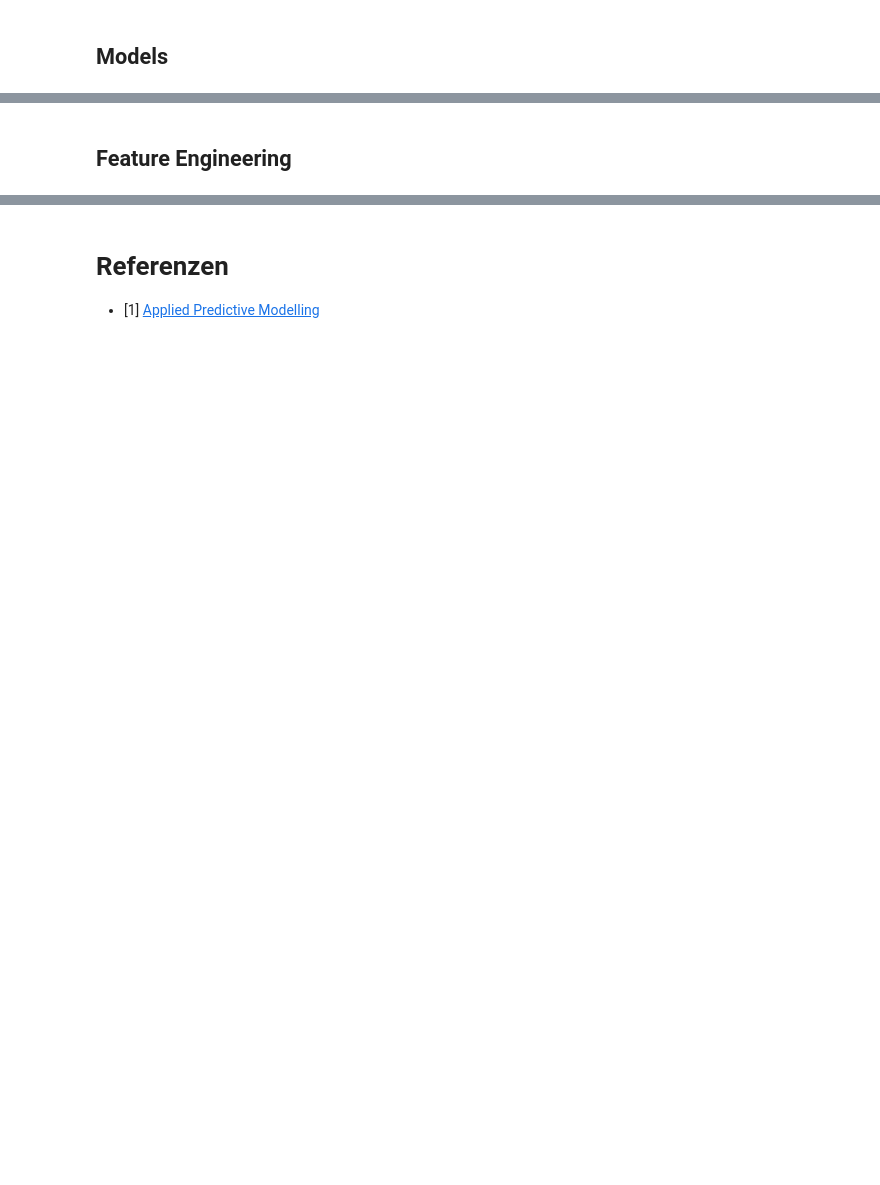
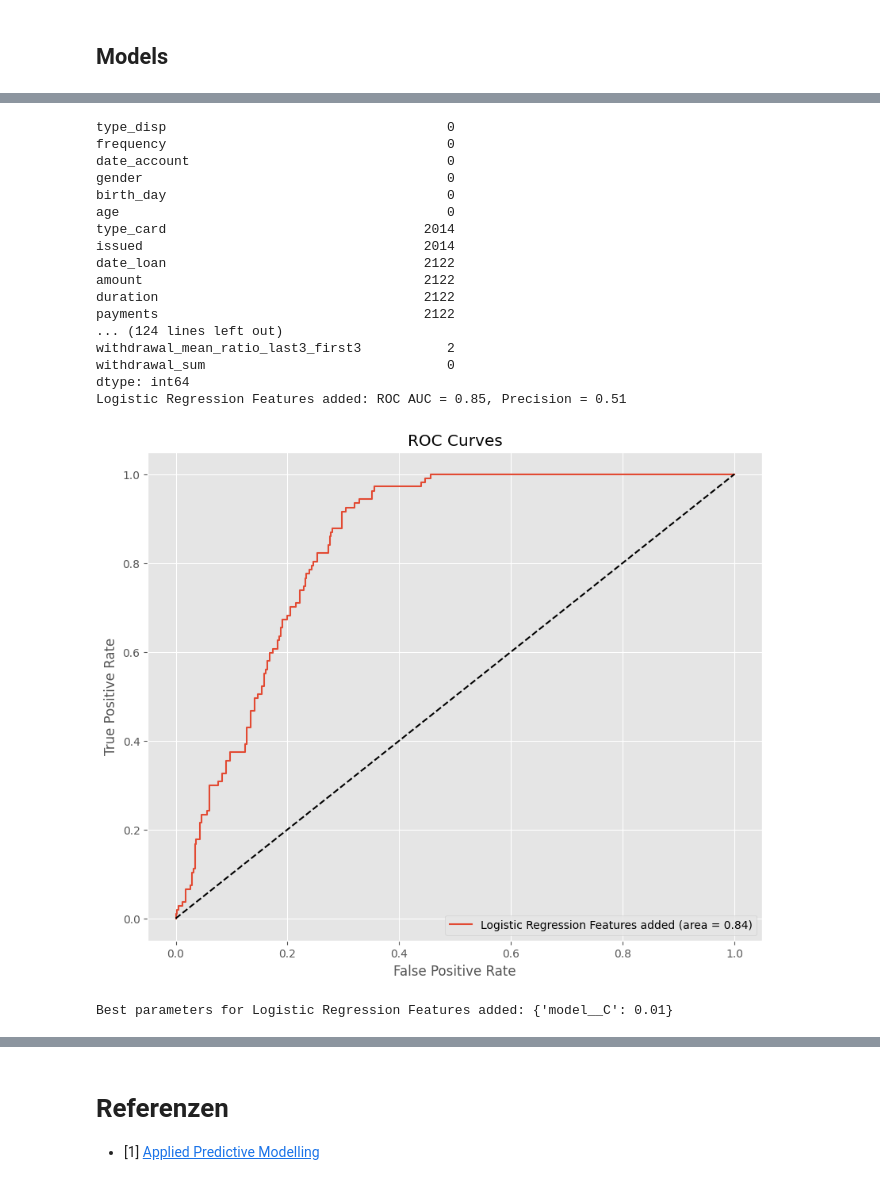
Before and after one commit to etiiiR/fhnw_aml, a Jupyter notebook: AML_MC.ipynb, the cells around one changed output, grey strips where cells are left out. Drawn from its saved outputs; the diff is of its cells as text; code cells hidden in the pictures; blank space fills up the shorter version.

```diff
--- a/AML_MC.ipynb
+++ b/AML_MC.ipynb
@@ -1774,3 +1885,64 @@ Best parameters for Logistic Regression: {'model__C': 0.01}
 [figure]
-# %% [markdown]
-## Feature Engineering
+# %%
+# Define models and their parameter grids
+models = {
+    "Logistic Regression Features added": LogisticRegression(solver="liblinear"),
+}
+param_grid = {
+    "Logistic Regression Features added": {"model__C": [0.001, 0.01, 0.1, 1, 10]},
+}
+
+
+# check if there are any missing values
+print(X_feature_engineered.isnull().sum())
+
+
+# todo do something with the missing values
+
+selected_fields = (
+    [
+        "age",
+        "gender",
+        "region_client",
+    ]
+    + [f"volume_{i}" for i in range(1, 14)]
+    + [f"balance_{i}" for i in range(1, 14)]
+)
+
+# selected_fields add the new features of df_features
+selected_fields = selected_fields + [
+    "balance_mean",
+    "credit_mean",
+    "n_transactions_mean",
+]
+
+evaluator = ModelEvaluator(
+    models, param_grid, X_feature_engineered, y, selected_fields=selected_fields
+)
+results = evaluator.evaluate_models()
+evaluator.plot_roc_curves()
+best_lr = evaluator.optimize_model("Logistic Regression Features added")
+evaluator.compare_top_n_customers(best_lr, n=100)
+
+# Assuming X and y are defined
+#
+# %% [output]
+type_disp                                    0
+frequency                                    0
+date_account                                 0
+gender                                       0
+birth_day                                    0
+age                                          0
+type_card                                 2014
+issued                                    2014
+date_loan                                 2122
+amount                                    2122
+duration                                  2122
+payments                                  2122
+... (124 lines left out)
+withdrawal_mean_ratio_last3_first3           2
+withdrawal_sum                               0
+dtype: int64
+Logistic Regression Features added: ROC AUC = 0.85, Precision = 0.51
+[figure, added]
+Best parameters for Logistic Regression Features added: {'model__C': 0.01}
```
Also changed, not shown: parts of 19 cells of this notebook, 1 other file.
